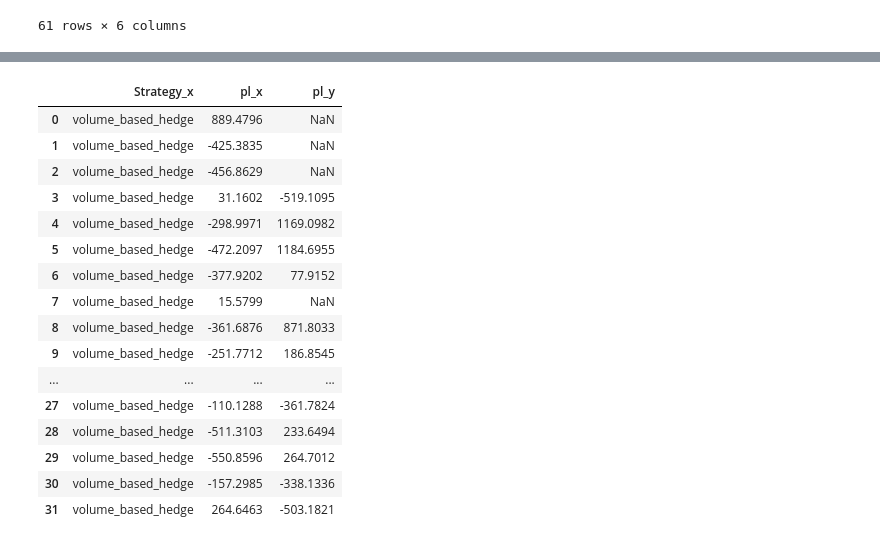
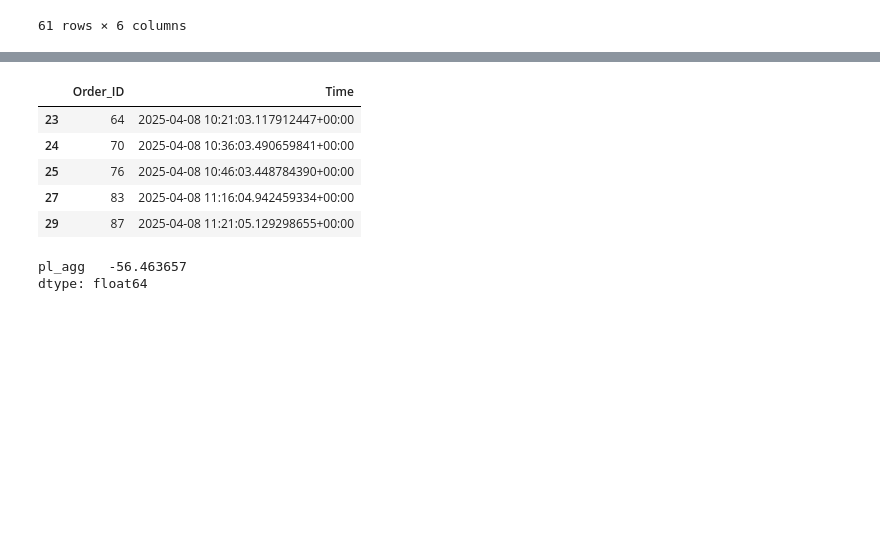
Before and after one commit to vgupta2710/Equity-Plans, a Jupyter notebook: deepnote/Data_Importer/3. Forex PnL.ipynb, the cells around one changed output, grey strips where cells are left out. Cells and saved outputs as stored; diff of their text form; code cells hidden in the pictures; blank space fills up the shorter version.

```diff
--- a/deepnote/Data_Importer/3. Forex PnL.ipynb
+++ b/deepnote/Data_Importer/3. Forex PnL.ipynb
@@ -89,21 +110,16 @@ strategy_agg[(strategy_agg['pl_x']< -0) & (strategy_agg['pl_y']< -0)]
+# %%
+orders[(orders['Time'].dt.date == orders['Time'].dt.date.max())
+        & (orders['Account_ID'] == '101-004-31059296-003')][['Order_ID','Time']].head()
+# %% [output]
+|  | Order_ID | Time |
+| 23 | 64 | 2025-04-08 10:21:03.117912447+00:00 |
+| 24 | 70 | 2025-04-08 10:36:03.490659841+00:00 |
+| 25 | 76 | 2025-04-08 10:46:03.448784390+00:00 |
+| 27 | 83 | 2025-04-08 11:16:04.942459334+00:00 |
+| 29 | 87 | 2025-04-08 11:21:05.129298655+00:00 |
 # %%
 strategy_agg[(strategy_agg['time_tf'].dt.date == strategy_agg['time_tf'].dt.date.max())
-            ][['Strategy_x','pl_x','pl_y']]
+            ][['pl_agg']].mean()
 # %% [output]
-|  | Strategy_x | pl_x | pl_y |
-| 0 | volume_based_hedge | 889.4796 | NaN |
-| 1 | volume_based_hedge | -425.3835 | NaN |
-| 2 | volume_based_hedge | -456.8629 | NaN |
-| 3 | volume_based_hedge | 31.1602 | -519.1095 |
-| 4 | volume_based_hedge | -298.9971 | 1169.0982 |
-| 5 | volume_based_hedge | -472.2097 | 1184.6955 |
-| 6 | volume_based_hedge | -377.9202 | 77.9152 |
-| 7 | volume_based_hedge | 15.5799 | NaN |
-| 8 | volume_based_hedge | -361.6876 | 871.8033 |
-| 9 | volume_based_hedge | -251.7712 | 186.8545 |
-| ... | ... | ... | ... |
-| 27 | volume_based_hedge | -110.1288 | -361.7824 |
-| 28 | volume_based_hedge | -511.3103 | 233.6494 |
-| 29 | volume_based_hedge | -550.8596 | 264.7012 |
-| 30 | volume_based_hedge | -157.2985 | -338.1336 |
-| 31 | volume_based_hedge | 264.6463 | -503.1821 |
+pl_agg   -56.463657
+dtype: float64
```
Also changed, not shown: parts of 4 cells of this notebook, 1 other file.
